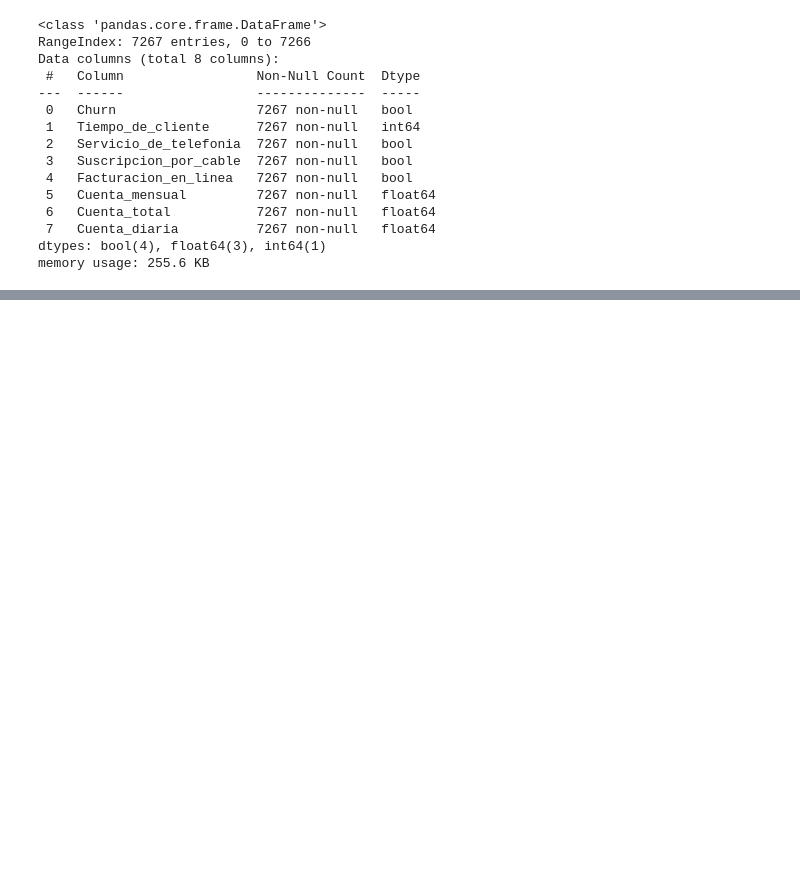
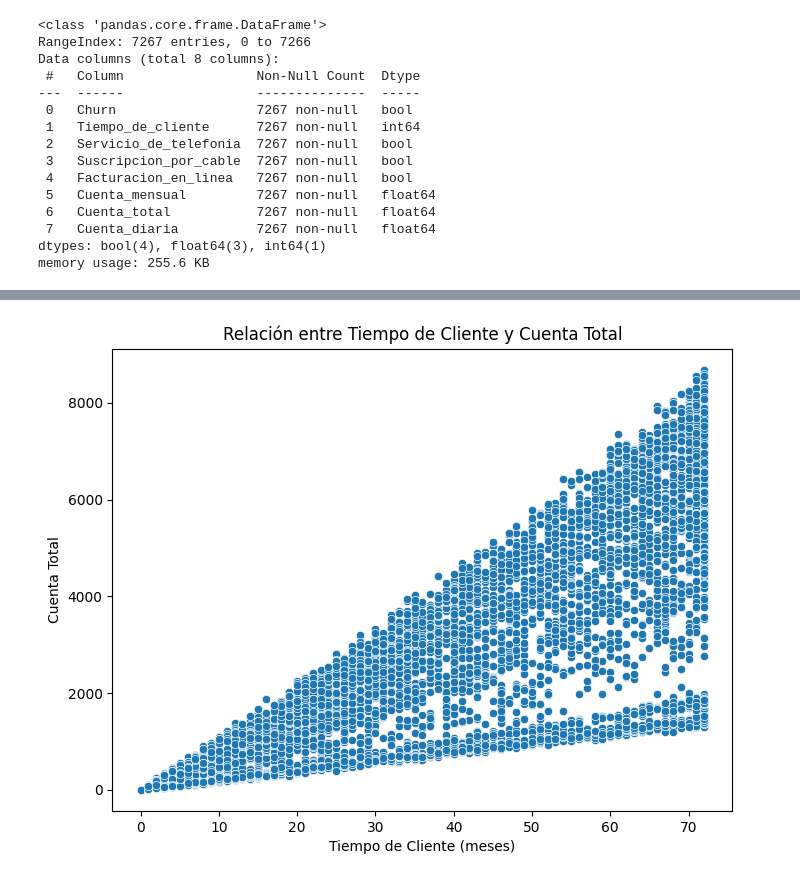
Before and after one commit to P0Iar/Telecom-X-Parte-2-Prediccion-de-Cancelacion, a Jupyter notebook: Telecom_X_Parte_2.ipynb, the cells around one changed output, grey strips where cells are left out. Cells and saved outputs as stored; diff of their text form; code cells hidden in the pictures; blank space fills up the shorter version.

```diff
--- a/Telecom_X_Parte_2.ipynb
+++ b/Telecom_X_Parte_2.ipynb
@@ -72,0 +80,9 @@ correlacion
+# %%
+plt.figure(figsize=(8, 6))
+sns.scatterplot(data=df, x='Tiempo_de_cliente', y='Cuenta_total')
+plt.title('Relación entre Tiempo de Cliente y Cuenta Total')
+plt.xlabel('Tiempo de Cliente (meses)')
+plt.ylabel('Cuenta Total')
+plt.show()
+# %% [output]
+[figure, added]
```
Also changed, not shown: parts of 26 cells of this notebook.
